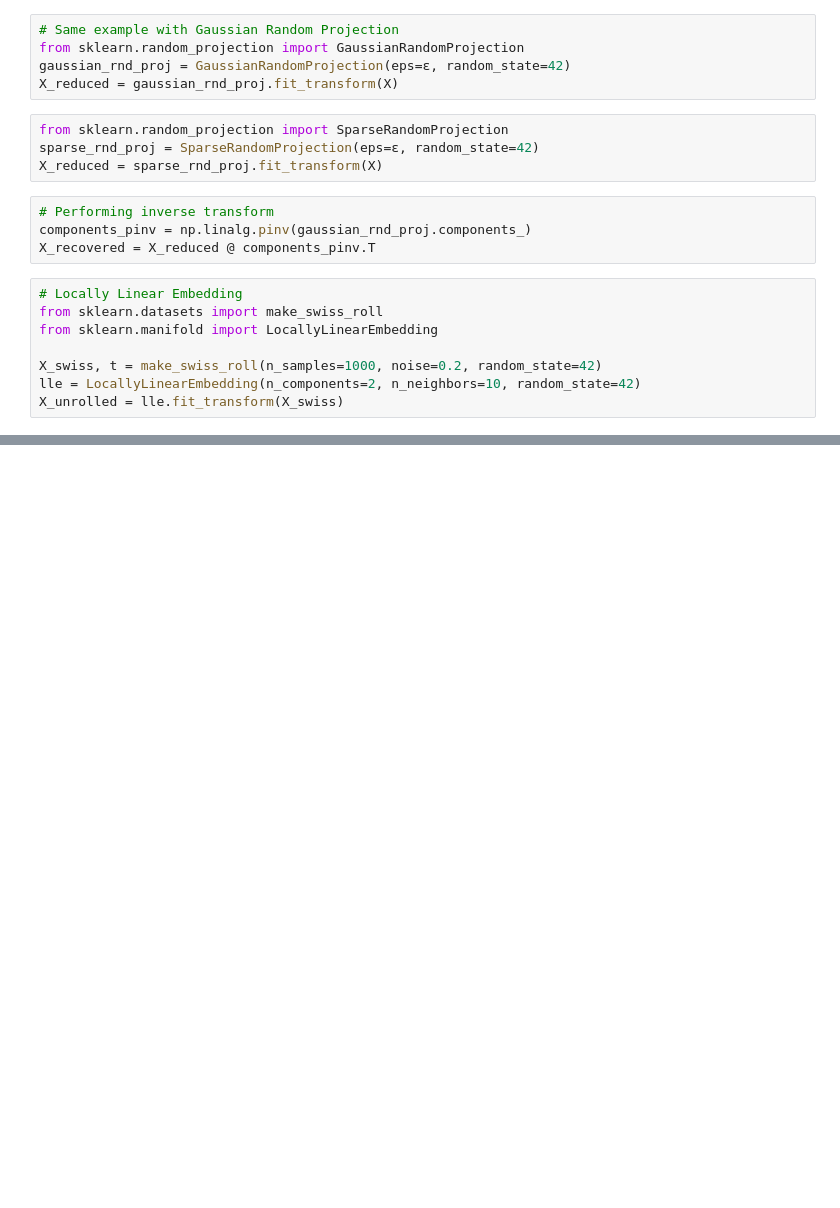
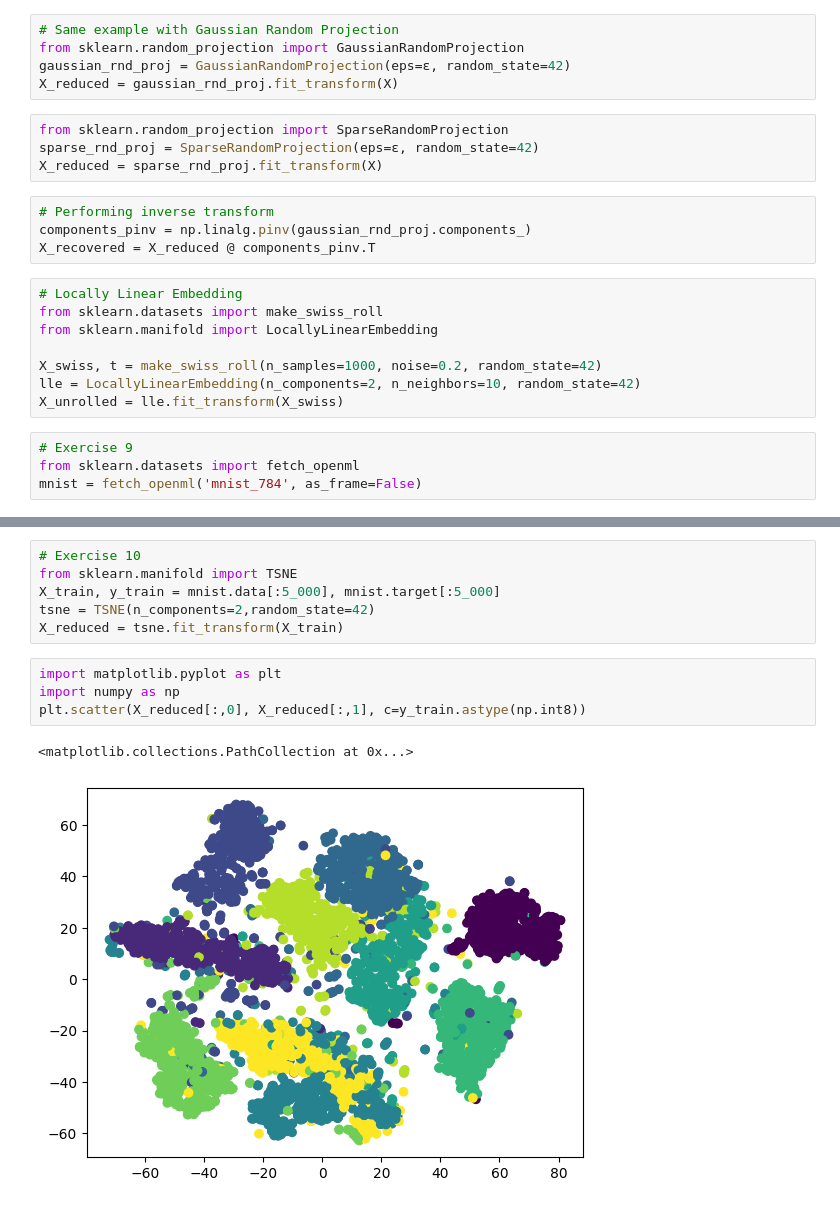
Before and after one commit to salamhha/handson-ml3, a Jupyter notebook: practice/Chapter08.ipynb, the cells around one changed output, grey strips where cells are left out. Cells and saved outputs as stored; diff of their text form; blank space fills up the shorter version.

Commit message:
ch08 exercises

```diff
--- a/practice/Chapter08.ipynb
+++ b/practice/Chapter08.ipynb
@@ -157,3 +157,7 @@ from sklearn.manifold import LocallyLinearEmbedding
 X_swiss, t = make_swiss_roll(n_samples=1000, noise=0.2, random_state=42)
 lle = LocallyLinearEmbedding(n_components=2, n_neighbors=10, random_state=42)
 X_unrolled = lle.fit_transform(X_swiss)
+# %%
+# Exercise 9
+from sklearn.datasets import fetch_openml
+mnist = fetch_openml('mnist_784', as_frame=False)
@@ -159,0 +230,13 @@ X_unrolled = lle.fit_transform(X_swiss)
+# %%
+# Exercise 10
+from sklearn.manifold import TSNE
+X_train, y_train = mnist.data[:5_000], mnist.target[:5_000]
+tsne = TSNE(n_components=2,random_state=42)
+X_reduced = tsne.fit_transform(X_train)
+# %%
+import matplotlib.pyplot as plt
+import numpy as np
+plt.scatter(X_reduced[:,0], X_reduced[:,1], c=y_train.astype(np.int8))
+# %% [output]
+<matplotlib.collections.PathCollection at 0x...>
+[figure, added]
```
Also changed, not shown: parts of 9 cells of this notebook.
